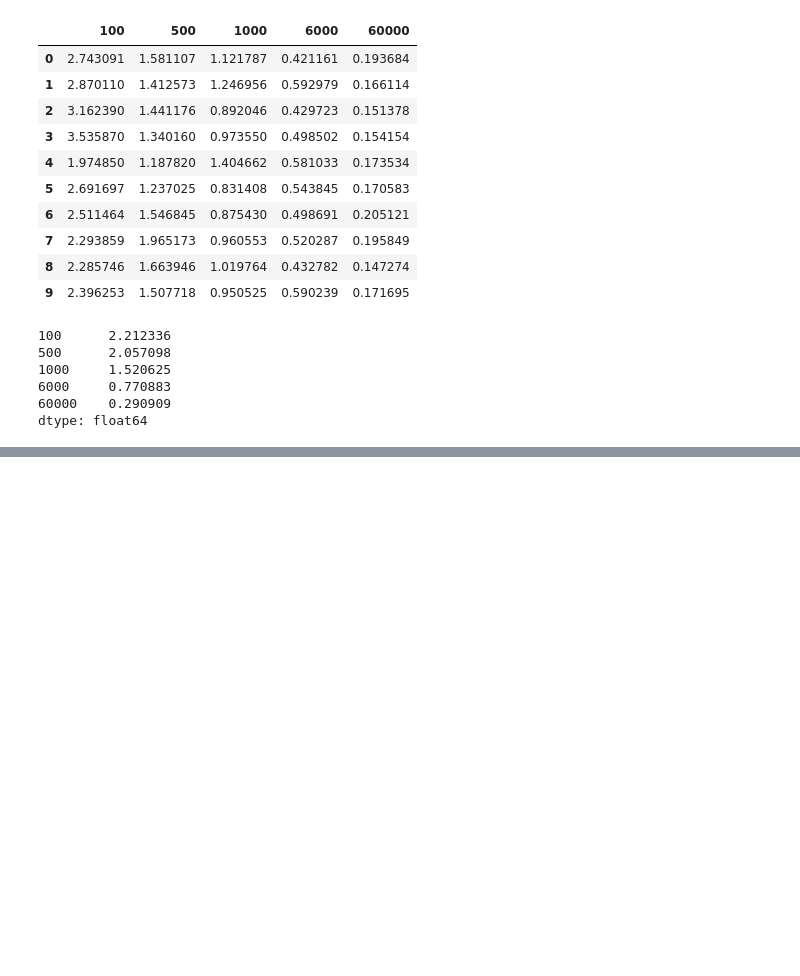
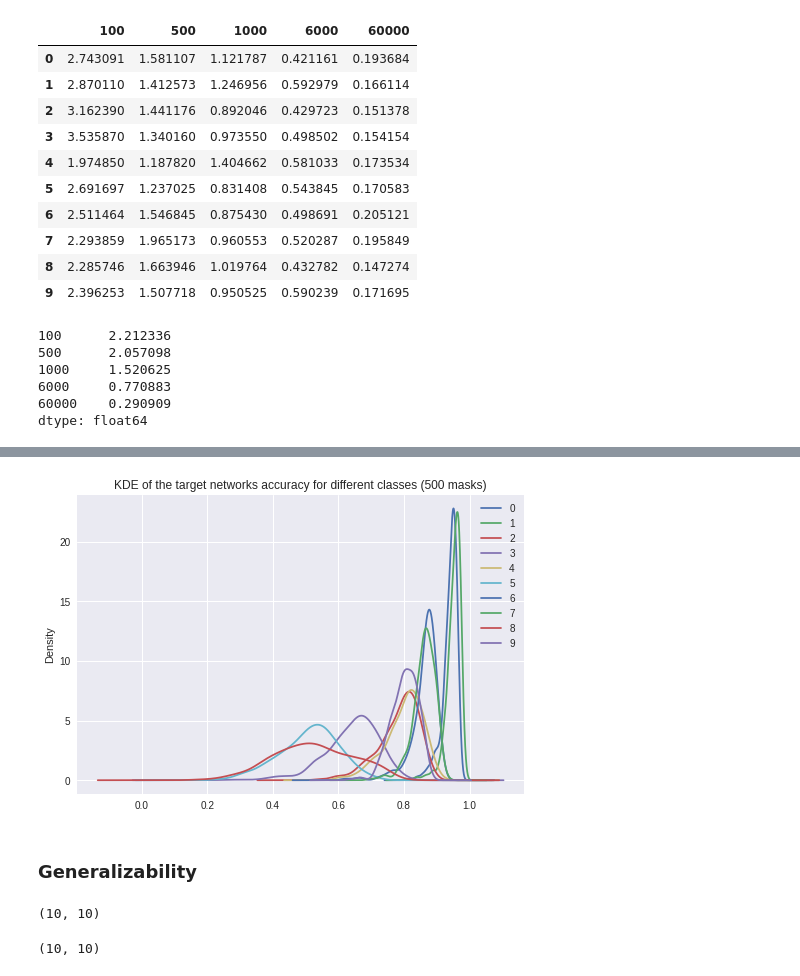
Before and after one commit to wwydmanski/hypernet-cnn, a Jupyter notebook: hypernet_training.ipynb, the cells around one changed output, grey strips where cells are left out. Cells and saved outputs as stored; diff of their text form; code cells hidden in the pictures; blank space fills up the shorter version.

```diff
--- a/hypernet_training.ipynb
+++ b/hypernet_training.ipynb
@@ -926,0 +1144,25 @@ plt.plot(nodes, acc)
+# %%
+plt.style.use("seaborn")
+pd.DataFrame(class_precision).plot.kde()
+plt.title("KDE of the target networks accuracy for different classes (500 masks)");
+# %% [output]
+[figure, added]
+# %% [markdown]
+### Generalizability
+# %%
+preds = []
+labels = []
+
+for data, y_true, mask in testloader:
+    masked_data = data[mask.bool()].reshape((y_true.shape[0], -1))
+    y_hat = nn(masked_data.cuda()).argmax(axis=1)
+    preds.extend(y_hat.cpu().tolist())
+    labels.extend(y_true.tolist())
+
+print("Accuracy", accuracy_score(preds, labels))
+# %% [output]
+(10, 10)
+# %%
+matrix.shape
+# %% [output]
+(10, 10)
```
Also changed, not shown: parts of 48 cells of this notebook, 2 other files.
